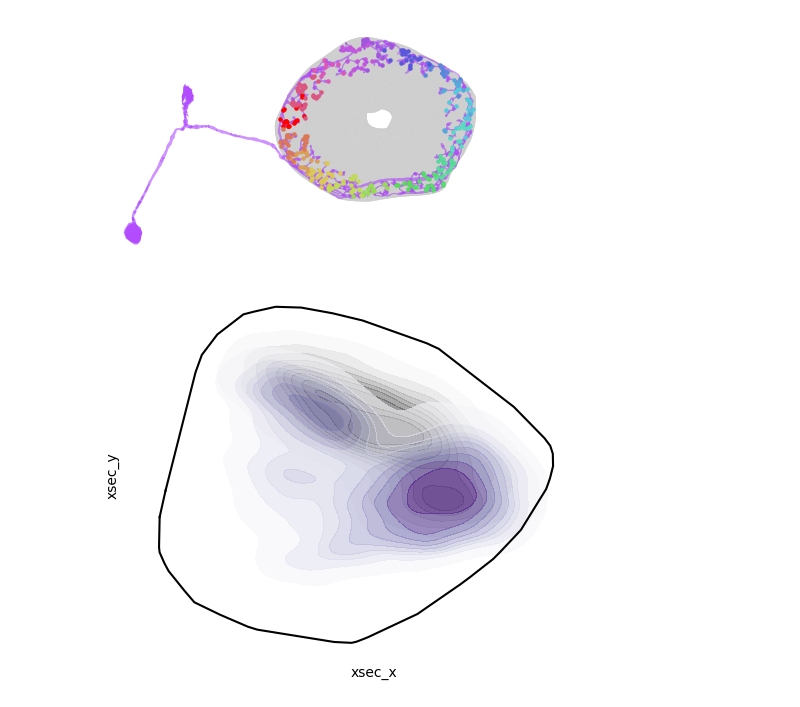
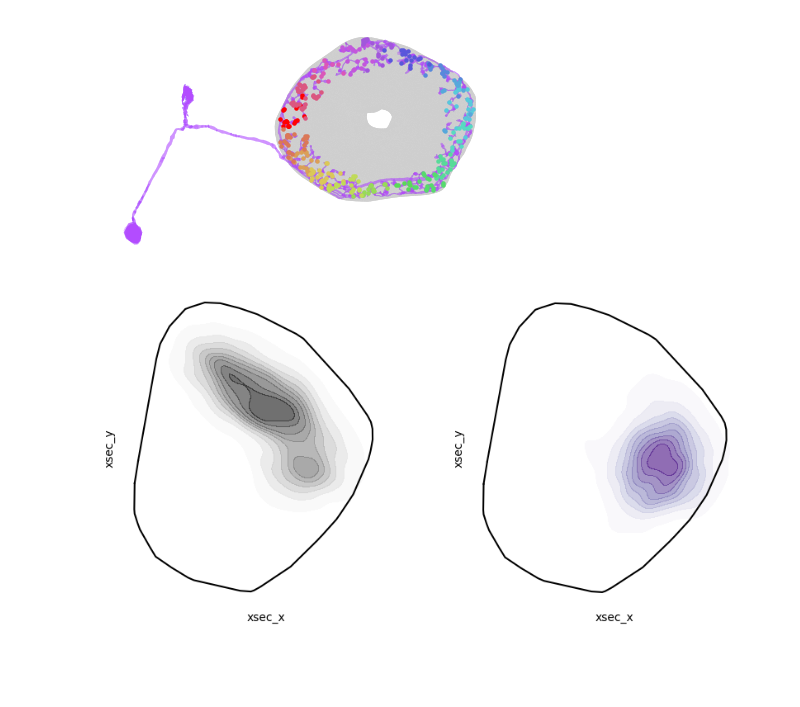
Before and after one commit to yfisher-lab/NeuromodPlasticity, a Jupyter notebook: NeuromodPlasticity/figures/connectomics/ring_synapse_visualization.ipynb, the cells around one changed output. Saved outputs shown, nothing was run; the diff lists cells and outputs as text; code cells hidden in the pictures; blank space fills up the shorter version.

Commit message:
extended data plots

```diff
--- a/NeuromodPlasticity/figures/connectomics/ring_synapse_visualization.ipynb
+++ b/NeuromodPlasticity/figures/connectomics/ring_synapse_visualization.ipynb
@@ -324,40 +326,41 @@ fig.savefig(figfolder / 'example_er4d_syns.png',transparent=True, dpi=500)
 epg_syn = neu.fetch_synapse_connections(neu.NeuronCriteria(type = 'EPG'), neu.NeuronCriteria(type = 'EL'), synapse_criteria=neu.SynapseCriteria(rois=('EB')))
 # er_syn = neu.fetch_synapse_connections(neu.NeuronCriteria(type = 'ER4d'), neu.NeuronCriteria(type = 'EL'), synapse_criteria=neu.SynapseCriteria(rois=('EB')))
 # er2_syn = neu.fetch_synapse_connections(neu.NeuronCriteria(type = ['ER2_c','ER2_a', 'ER2_b', 'ER2_d']), neu.NeuronCriteria(type = 'EL'), synapse_criteria=neu.SynapseCriteria(rois=('EB')))
-er_syn = neu.fetch_synapse_connections(neu.NeuronCriteria(type = ['ER4d', 'ER2.*', 'ER3.*', 'ER1.*']), neu.NeuronCriteria(type = 'EL'), synapse_criteria=neu.SynapseCriteria(rois=('EB')))
+er_syn = neu.fetch_synapse_connections(neu.NeuronCriteria(type = ['ER4d', 'ER2.*']), neu.NeuronCriteria(type = 'EL'), synapse_criteria=neu.SynapseCriteria(rois=('EB')))
 
 add_eb_coords(epg_syn, ebcoords)
 add_eb_coords(er_syn, ebcoords)
 # add_eb_coords(er2_syn, ebcoords)
 # %%
-fig, ax= plt.subplots()
+fig, ax= plt.subplots(1,2, figsize=(10, 5))
 # sns.kdeplot(
 #     data=epg_syn, x="radius", y="z_eb", fill=True, ax=ax, cmap='Greys', alpha=.6
 # )
 # sns.kdeplot(
 #     data=er_syn, x="radius", y="z_eb", fill=True, ax=ax, cmap='Purples', alpha=.6
 # )
 sns.kdeplot(
-    data=epg_syn, x="xsec_x", y="xsec_y", fill=True, ax=ax, cmap='Greys', alpha=.6
+    data=epg_syn, x="xsec_x", y="xsec_y", fill=True, ax=ax[0], cmap='Greys', alpha=.6
 )
 sns.kdeplot(
-    data=er_syn, x="xsec_x", y="xsec_y", fill=True, ax=ax, cmap='Purples', alpha=.6
+    data=er_syn, x="xsec_x", y="xsec_y", fill=True, ax=ax[1], cmap='Purples', alpha=.6
 )
 
 r,p = ebcoords.eb_vertices_xsec['radius'], ebcoords.eb_vertices_xsec['phase']
 c = np.column_stack((r*np.cos(p), r*np.sin(p)))
 # c = np.column_stack((ebcoords.eb_vertices_circ['radius'], ebcoords.eb_vertices[:,2]))
 
 hull = sp.spatial.ConvexHull(c)
 hull_points = c[hull.vertices,:]
-ax.plot(hull_points[:,0], hull_points[:,1], color='black')
-ax.plot([hull_points[-1,0], hull_points[0,0]], [hull_points[-1,1], hull_points[0,1]], color='black')
+for a in ax.flatten():
+    a.plot(hull_points[:,0], hull_points[:,1], color='black')
+    a.plot([hull_points[-1,0], hull_points[0,0]], [hull_points[-1,1], hull_points[0,1]], color='black')
 
-ax.set_xticks([])
-ax.set_yticks([])
-for b in ['top', 'right', 'left', 'bottom']:
-        ax.spines[b].set_visible(False)
+    a.set_xticks([])
+    a.set_yticks([])
+    for b in ['top', 'right', 'left', 'bottom']:
+            a.spines[b].set_visible(False)
 
 fig.savefig(figfolder / 'epg_er_synapse_density_xsec.pdf')
 # %% [output]
-[figure, old version]
+[figure, new version]
```
Also changed, not shown: parts of 7 cells of this notebook, 2 other files.
